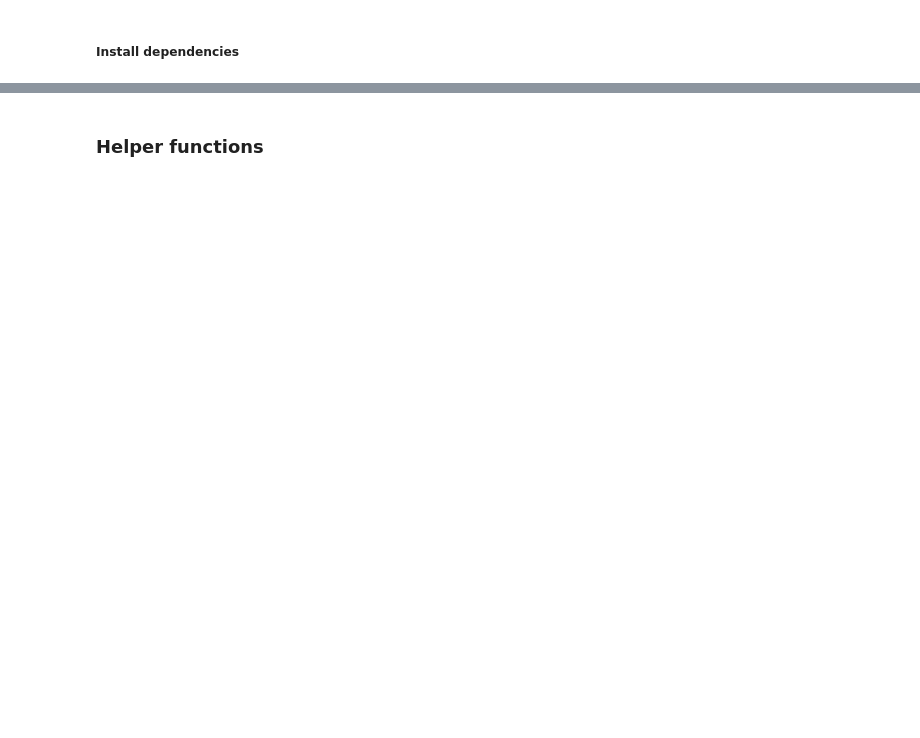
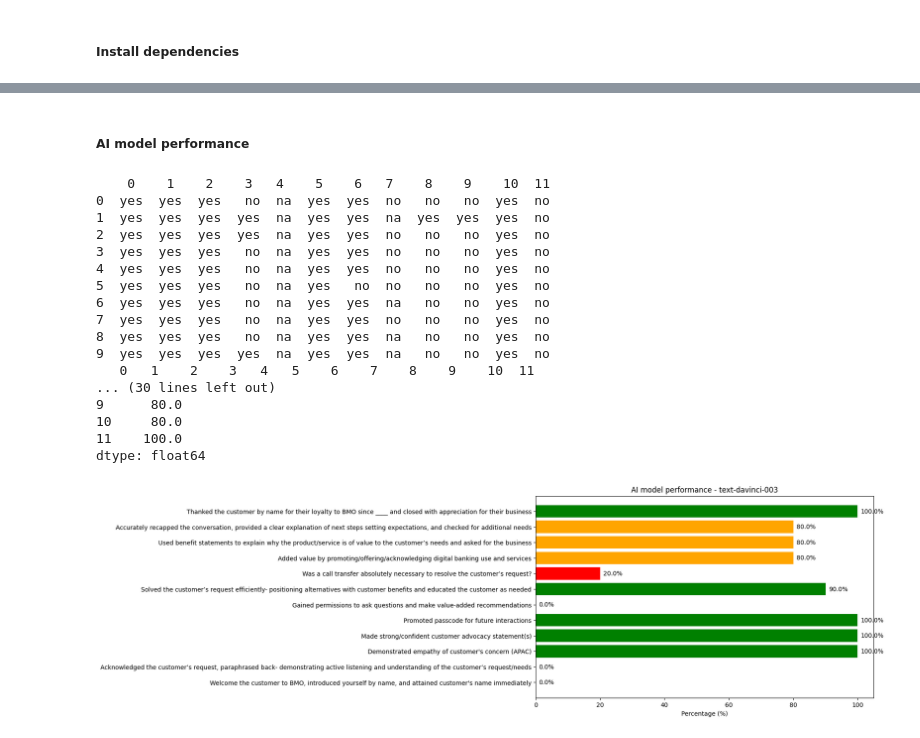
Before and after one commit to InvoLab101/10conv-poc, a Jupyter notebook: 10conversation.ipynb, the cells around one changed output, grey strips where cells are left out. Drawn from its saved outputs; the diff is of its cells as text; code cells hidden in the pictures; blank space fills up the shorter version.

```diff
--- a/10conversation.ipynb
+++ b/10conversation.ipynb
@@ -131,5 +166,6 @@ cache loaded
 # %%
-cache.clear()
-data["OpenAI_Answers"] = data["Conversation"].apply(lambda conv: get_openai_answer_with_disk_cache(conv, 'text-davinci-003'))
+# cache.clear()
+MODEL_NAME = "text-davinci-003"
+data["OpenAI_Answers"] = data["Conversation"].apply(lambda conv: get_openai_answer_with_disk_cache(conv, MODEL_NAME))
 print(data)
 # %% [output]
@@ -153,2 +189,63 @@ not in cache, need to call openai
-# %% [markdown]
-### Helper functions
+# %% [markdown]
+##### AI model performance
+# %%
+openai_df = pd.DataFrame(data['OpenAI_Answers'].tolist())
+try:
+    data["human_answers"] = data["human_answers"].apply(json.loads)
+except Exception:
+    pass
+human_df = pd.DataFrame(data["human_answers"].tolist())
+# human_df = pd.DataFrame(list(map(json.loads(str), data['human_answers'].tolist())))
+print(openai_df)
+print(human_df)
+
+
+comparison_result = (openai_df == human_df).astype(int)
+print(comparison_result)
+
+percentage_ones = (comparison_result.mean() * 100).round(2)
+print(percentage_ones)
+
+
+
+
+
+# Define colors based on percentage thresholds
+colors = ['red' if p < 40 else 'green' if p > 80 else 'orange' for p in percentage_ones]
+
+# Create a horizontal bar plot with custom colors for the percentage of 1s for each column
+plt.figure(figsize=(10, 6))
+bars = plt.barh(range(len(percentage_ones)), percentage_ones, color=colors)
+plt.title(f"AI model performance - {MODEL_NAME}")
+# plt.ylabel('Columns')
+plt.xlabel('Percentage (%)')
+
+# Increment y-axis ticks by 1 and append "question" to each tick label
+tick_labels = [f'{QAFORM_QUESTIONS[label]}' for label in percentage_ones.index]
+plt.yticks(range(len(percentage_ones)), tick_labels, rotation=0)
+
+# Add data labels next to the bars
+for bar, percentage in zip(bars, percentage_ones):
+    plt.text(bar.get_width() + 1, bar.get_y() + bar.get_height() / 2, f'{percentage}%', va='center')
+
+plt.tight_layout()
+plt.show()
+# %% [output]
+    0    1    2    3   4    5    6   7    8    9    10  11
+0  yes  yes  yes   no  na  yes  yes  no   no   no  yes  no
+1  yes  yes  yes  yes  na  yes  yes  na  yes  yes  yes  no
+2  yes  yes  yes  yes  na  yes  yes  no   no   no  yes  no
+3  yes  yes  yes   no  na  yes  yes  no   no   no  yes  no
+4  yes  yes  yes   no  na  yes  yes  no   no   no  yes  no
+5  yes  yes  yes   no  na  yes   no  no   no   no  yes  no
+6  yes  yes  yes   no  na  yes  yes  na   no   no  yes  no
+7  yes  yes  yes   no  na  yes  yes  no   no   no  yes  no
+8  yes  yes  yes   no  na  yes  yes  na   no   no  yes  no
+9  yes  yes  yes  yes  na  yes  yes  na   no   no  yes  no
+   0   1    2    3   4   5    6    7    8    9    10  11
+... (30 lines left out)
+9      80.0
+10     80.0
+11    100.0
+dtype: float64
+[figure, added]
```
Also changed, not shown: parts of 8 cells of this notebook.
